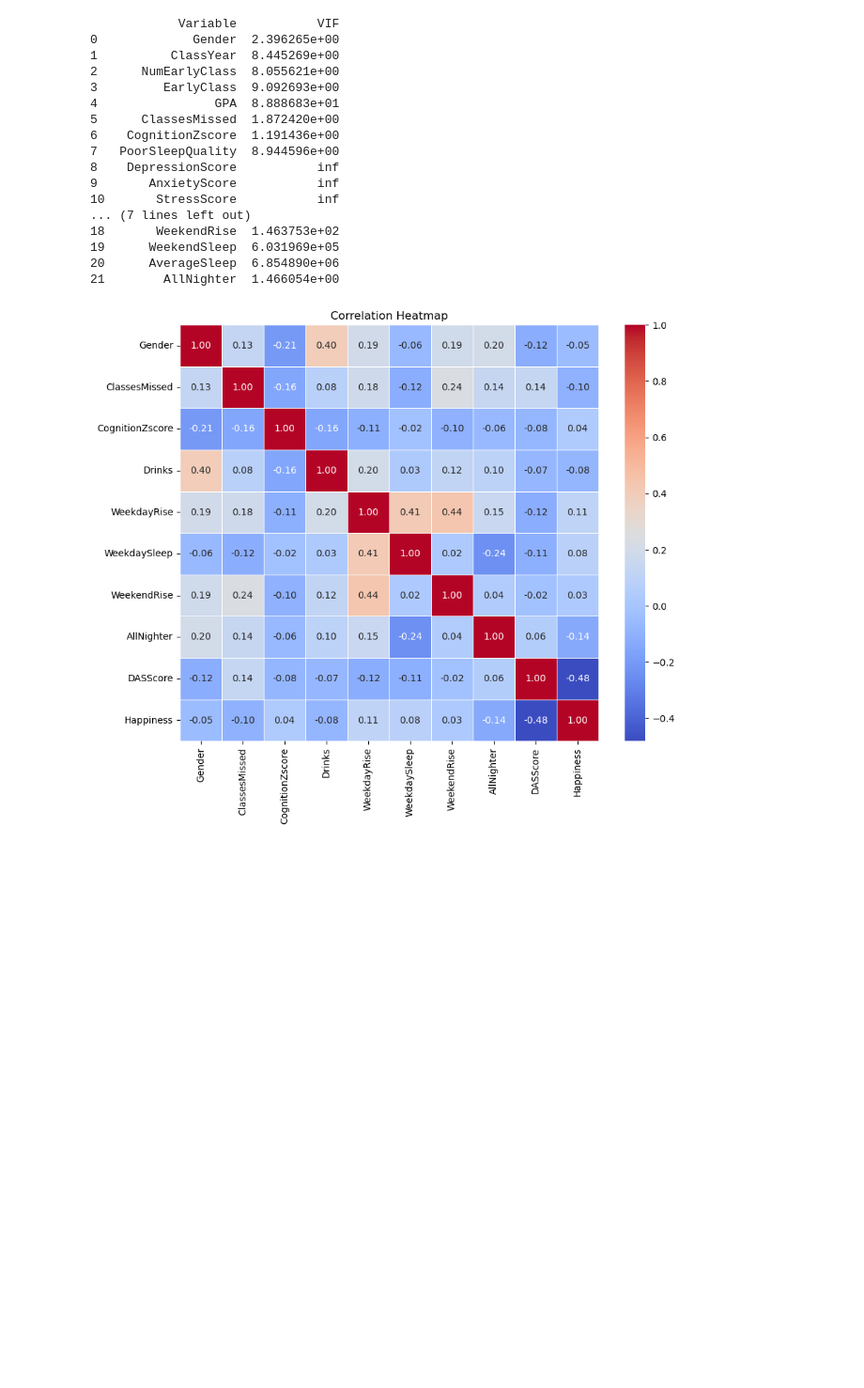
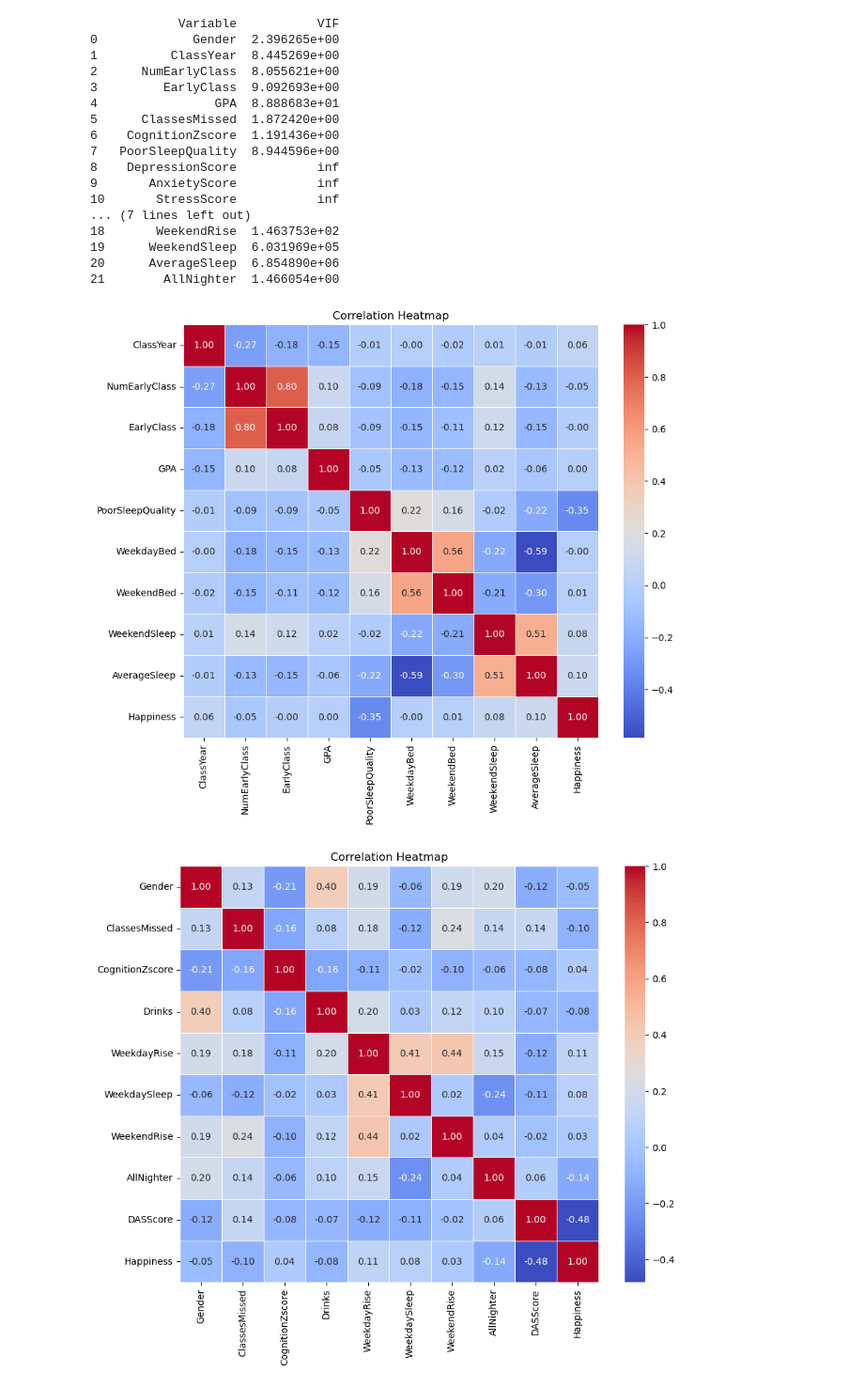
Before and after one commit to noellereid/Data-Science-Capstone, a Jupyter notebook: capstone_project.ipynb, the cells around one changed output. Shown at 94% size. Cells and saved outputs as stored; diff of their text form; code cells hidden in the pictures; blank space fills up the shorter version.

```diff
--- a/capstone_project.ipynb
+++ b/capstone_project.ipynb
@@ -252,6 +252,21 @@ print(vif_data)
 19      WeekendSleep  6.031969e+05
 20      AverageSleep  6.854890e+06
 21        AllNighter  1.466054e+00
+# %%
+# correlation matrix with high vif vars
+# pull necessary cols from dataframe
+cols = ['ClassYear','NumEarlyClass','EarlyClass','GPA','PoorSleepQuality','WeekdayBed','WeekendBed','WeekendSleep','AverageSleep','Happiness']
+sub_df = df[cols].copy()
+
+# create correlation matrix
+corr_mat = sub_df.corr()
+plt.figure(figsize=(10, 8))
+sns.heatmap(corr_mat, annot=True, cmap='coolwarm', fmt=".2f", linewidths=.5)
+plt.title('Correlation Heatmap')
+plt.show()
+# drop early class, weekday bed, weekend sleep
+# %% [output]
+[figure, added]
 # %%
 # correlation matrix
 # pull necessary cols from dataframe
```
Also changed, not shown: parts of 36 cells of this notebook, 1 other file.
